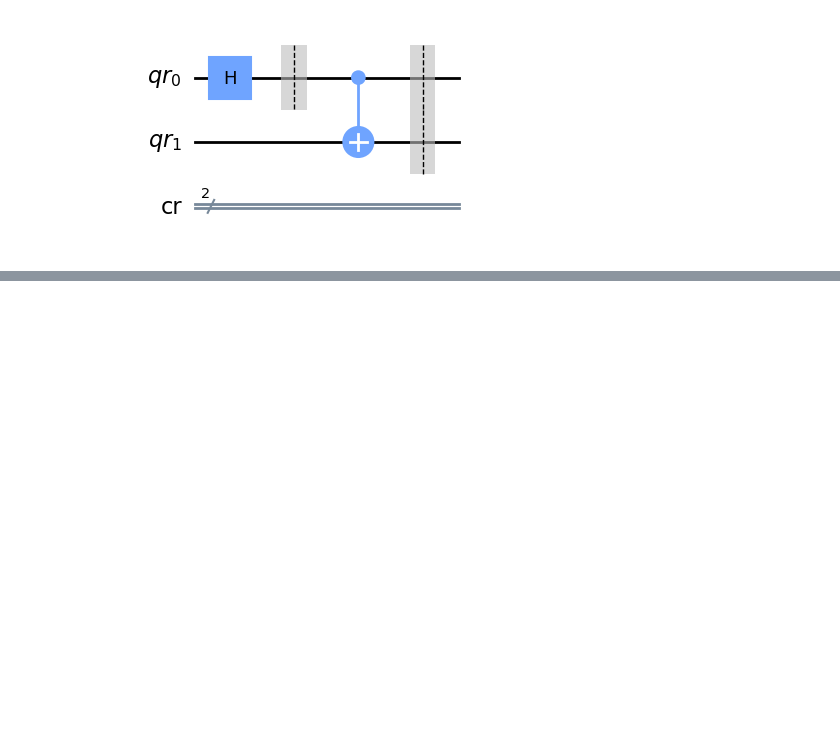
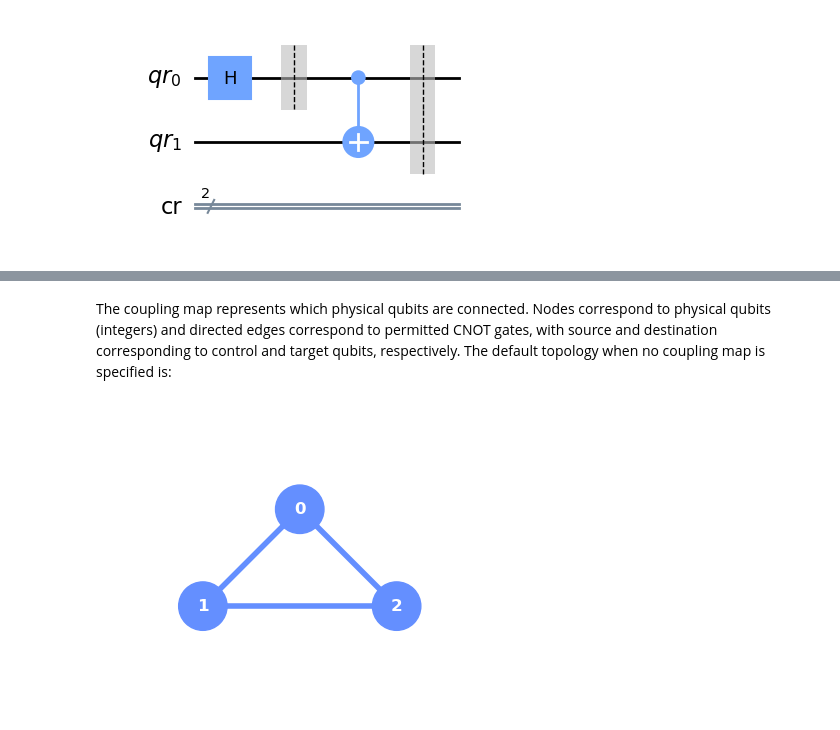
Before and after one commit to VRGQuantumTech/learning_qiskit, a Jupyter notebook: exam_exercices.ipynb, the cells around one changed output, grey strips where cells are left out. Saved outputs shown, nothing was run; the diff lists cells and outputs as text; code cells hidden in the pictures; blank space fills up the shorter version.

```diff
--- a/exam_exercices.ipynb
+++ b/exam_exercices.ipynb
@@ -851,0 +918,14 @@ The depth of this circuit is: 2
+# %% [markdown]
+The coupling map represents which physical qubits are connected. Nodes correspond to physical qubits (integers) and directed edges correspond to permitted CNOT gates, with source and destination corresponding to control and target qubits, respectively. The default topology when no coupling map is specified is:
+# %%
+from qiskit import QuantumCircuit, Aer, transpile
+from qiskit.visualization import plot_coupling_map
+
+num_qubits = 3
+
+cmap = [[0,1], [1,2],[0,2]]
+ncmap = [[0,1], [0,2]]
+qcoord = [[0,1],[1,0],[1,2]]
+plot_coupling_map(num_qubits, qcoord, cmap )
+# %% [output]
+[figure, added]
```
Also changed, not shown: parts of 12 cells of this notebook.
